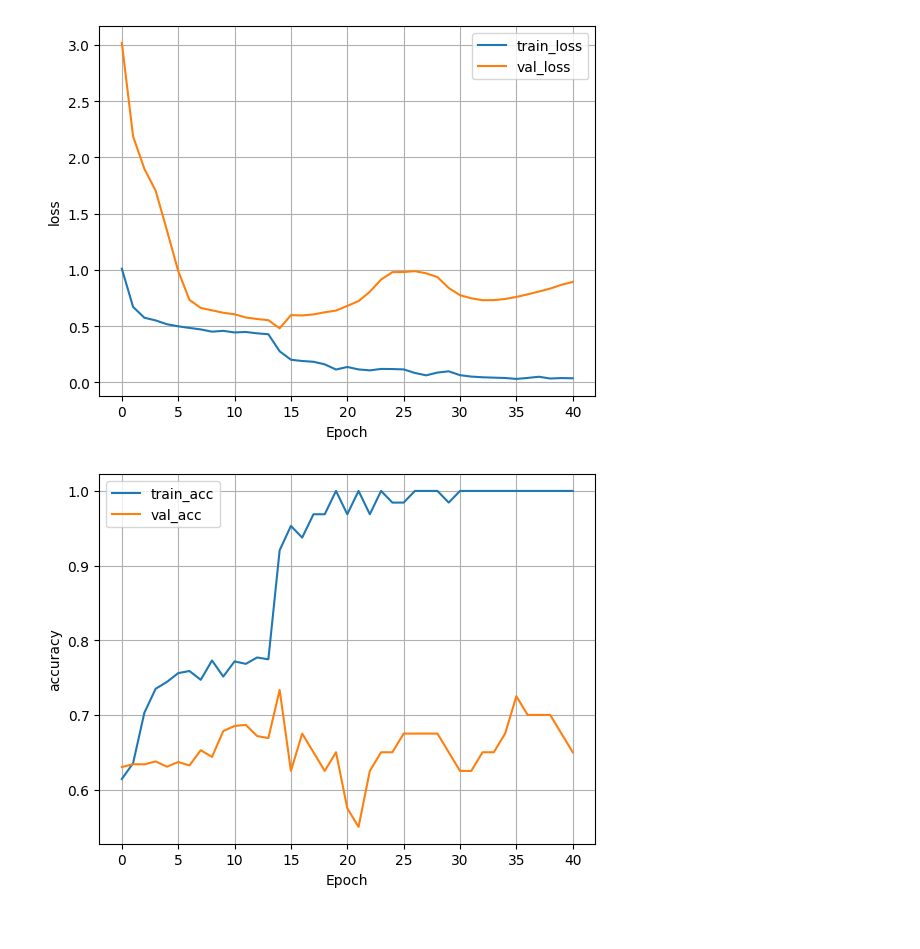
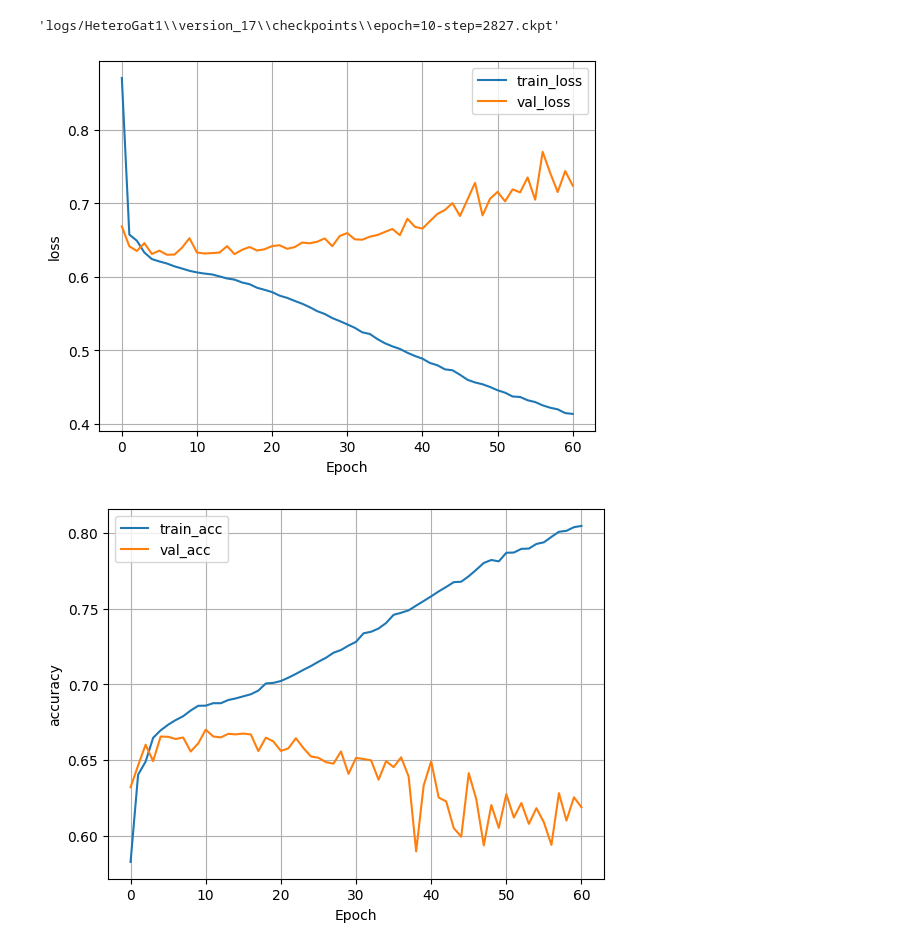
Before and after one commit to raziehAskarizade/Beyond-Words, a Jupyter notebook: Practices/Tasks/HeterogeneousGraphs/TestHeterogeneousGraphClassifier2.ipynb, the cells around one changed output. Drawn from its saved outputs; the diff is of its cells as text; code cells hidden in the pictures.

Commit message:
KGC-84 Update classifier models and remove unnecessary codes

```diff
--- a/Practices/Tasks/HeterogeneousGraphs/TestHeterogeneousGraphClassifier2.ipynb
+++ b/Practices/Tasks/HeterogeneousGraphs/TestHeterogeneousGraphClassifier2.ipynb
@@ -340,3 +334,7 @@ model_manager.plot_csv_logger()
+# %%
+trainer.checkpoint_callback.best_model_path
+# %% [output]
+'logs/HeteroGat1\\version_17\\checkpoints\\epoch=10-step=2827.ckpt'
 # %%
 import matplotlib.pyplot as plt
 import pandas as pd
@@ -356,7 +354,7 @@ def plot_csv_logger(csv_path, loss_names=['train_loss', 'val_loss'], eval_names=
     df_metrics[eval_names].plot(grid=True, legend=True, xlabel='Epoch', ylabel='accuracy')
     plt.show()
 # %%
-plot_csv_logger(r'C:\Users\fardin\Projects\ColorIntelligence\logs\model_logs\version_4\metrics.csv')
+plot_csv_logger(r'C:\Users\fardin\Projects\ColorIntelligence\logs\HeteroGat1\version_17\metrics.csv')
 # %% [output]
-[figure, old version]
+[figure, new version]
-[figure, old version]
+[figure, new version]
```
Also changed, not shown: parts of 29 cells of this notebook, 10 other files.
